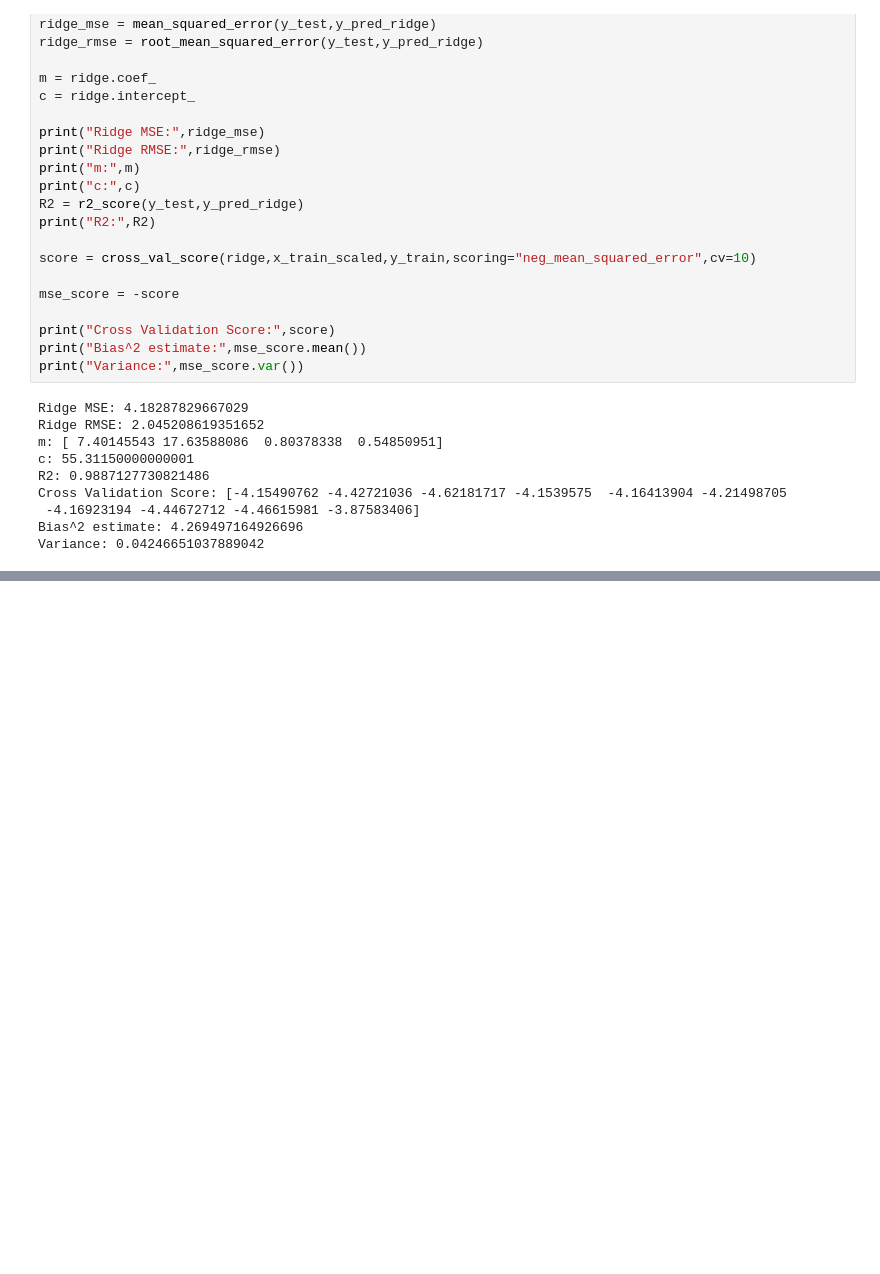
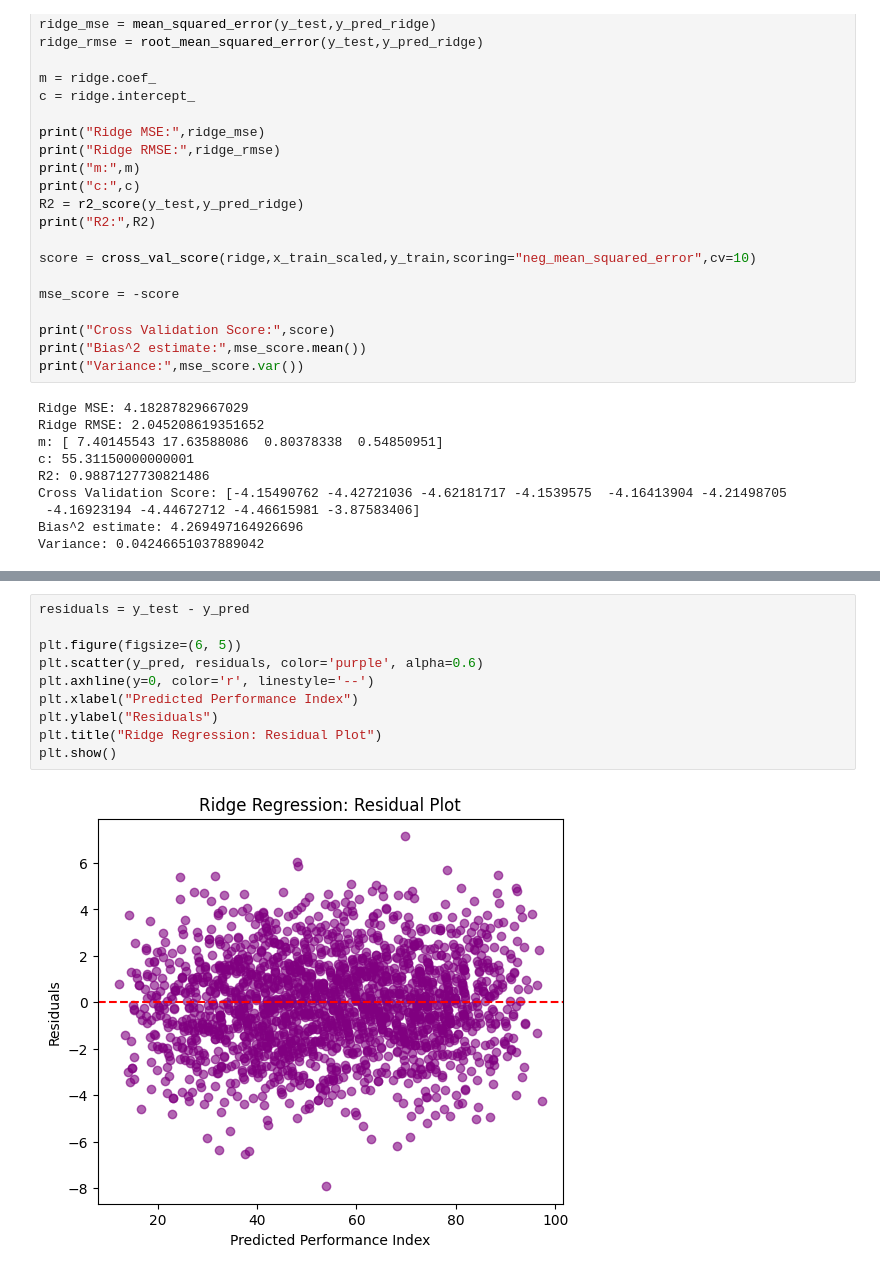
Before and after one commit to Ritik4259/Linear-Regression, a Jupyter notebook: Regularisation.ipynb, the cells around one changed output, grey strips where cells are left out. Drawn from its saved outputs; the diff is of its cells as text; blank space fills up the shorter version.

```diff
--- a/Regularisation.ipynb
+++ b/Regularisation.ipynb
@@ -153,0 +165,12 @@ Variance: 0.051279503333437185
+# %%
+residuals = y_test - y_pred
+
+plt.figure(figsize=(6, 5))
+plt.scatter(y_pred, residuals, color='purple', alpha=0.6)
+plt.axhline(y=0, color='r', linestyle='--')
+plt.xlabel("Predicted Performance Index")
+plt.ylabel("Residuals")
+plt.title("Ridge Regression: Residual Plot")
+plt.show()
+# %% [output]
+[figure, added]
```
Also changed, not shown: parts of 11 cells of this notebook.
